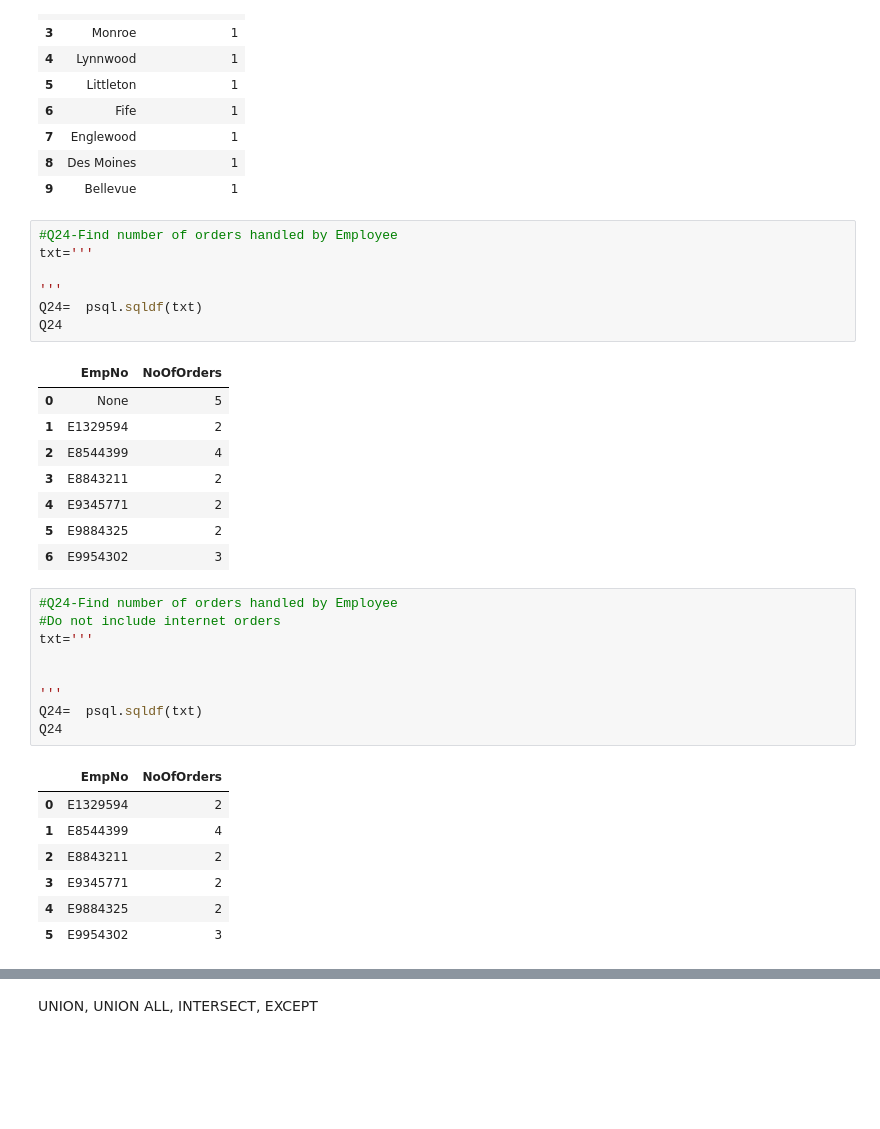
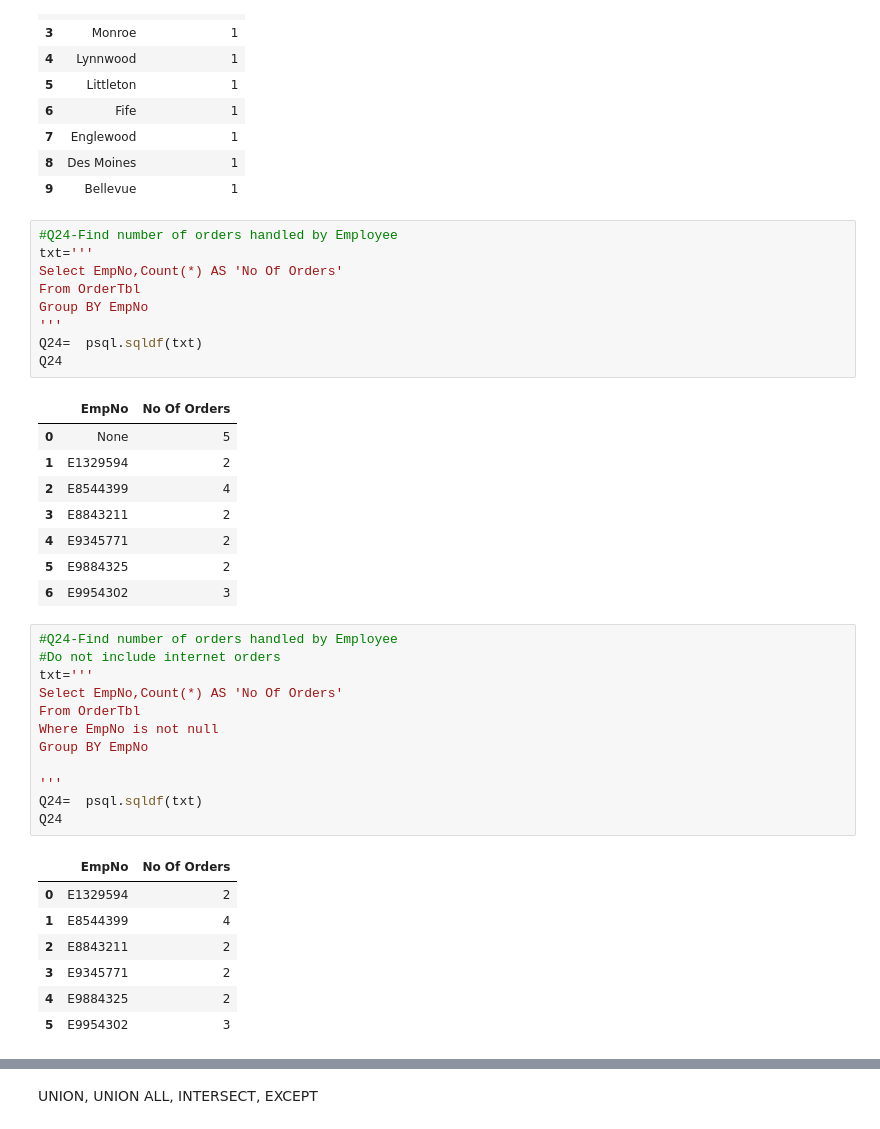
Before and after one commit to ogut77/BA, a Jupyter notebook: SingleTableAns.ipynb, the cells around one changed output, grey strips where cells are left out. Saved outputs shown, nothing was run; the diff lists cells and outputs as text; blank space fills up the shorter version.

```diff
--- a/SingleTableAns.ipynb
+++ b/SingleTableAns.ipynb
@@ -692,12 +692,14 @@ Q23
 # %%
 #Q24-Find number of orders handled by Employee
 txt='''
-
+Select EmpNo,Count(*) AS 'No Of Orders'
+From OrderTbl
+Group BY EmpNo
 '''
 Q24=  psql.sqldf(txt)
 Q24
 # %% [output]
-|  | EmpNo | NoOfOrders |
+|  | EmpNo | No Of Orders |
 | 0 | None | 5 |
 | 1 | E1329594 | 2 |
 | 2 | E8544399 | 4 |
@@ -709,13 +711,16 @@ Q24
 #Q24-Find number of orders handled by Employee
 #Do not include internet orders
 txt='''
-
+Select EmpNo,Count(*) AS 'No Of Orders'
+From OrderTbl
+Where EmpNo is not null
+Group BY EmpNo
 
 '''
 Q24=  psql.sqldf(txt)
 Q24
 # %% [output]
-|  | EmpNo | NoOfOrders |
+|  | EmpNo | No Of Orders |
 | 0 | E1329594 | 2 |
 | 1 | E8544399 | 4 |
 | 2 | E8843211 | 2 |
```
Also changed, not shown: parts of 16 cells of this notebook.
